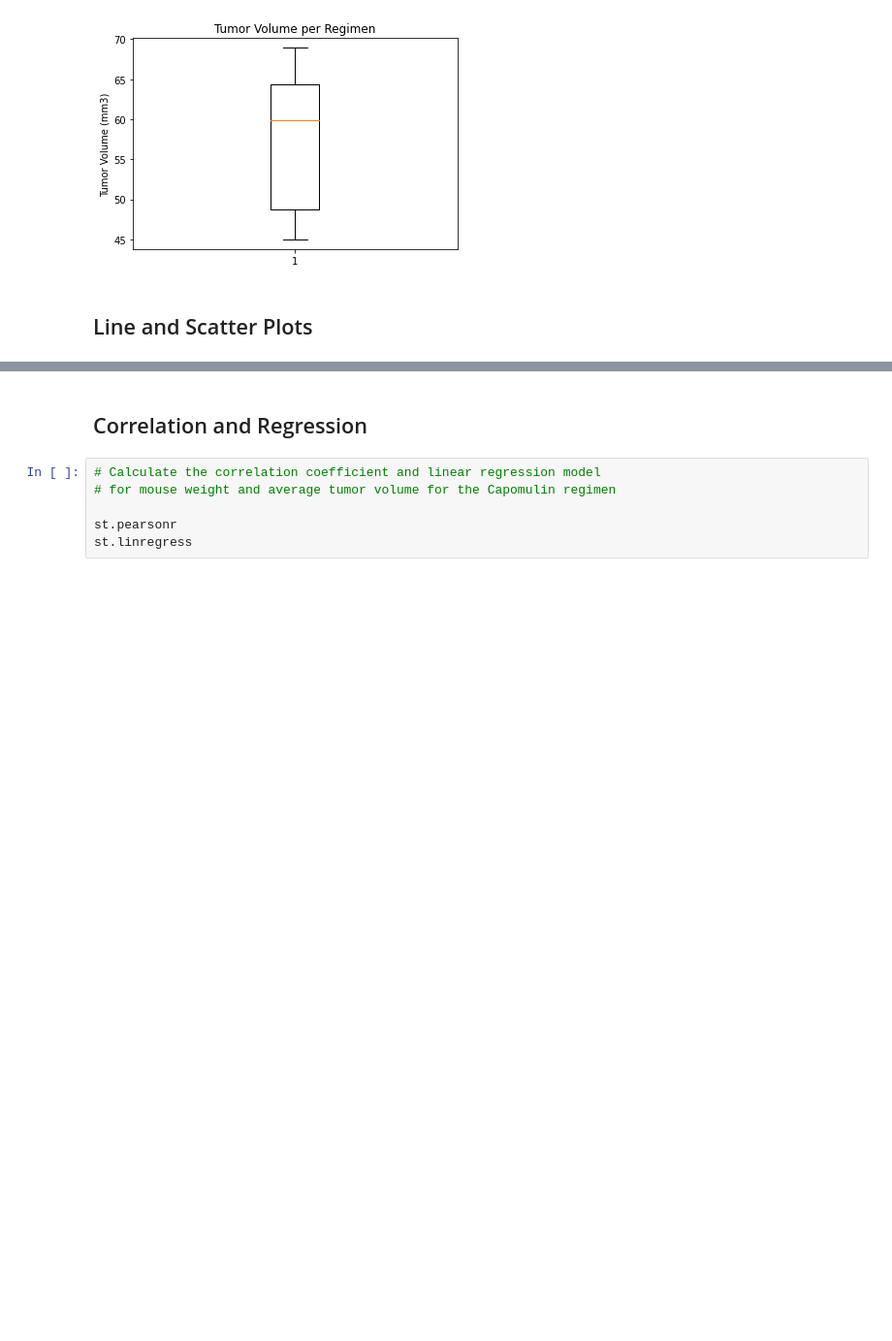
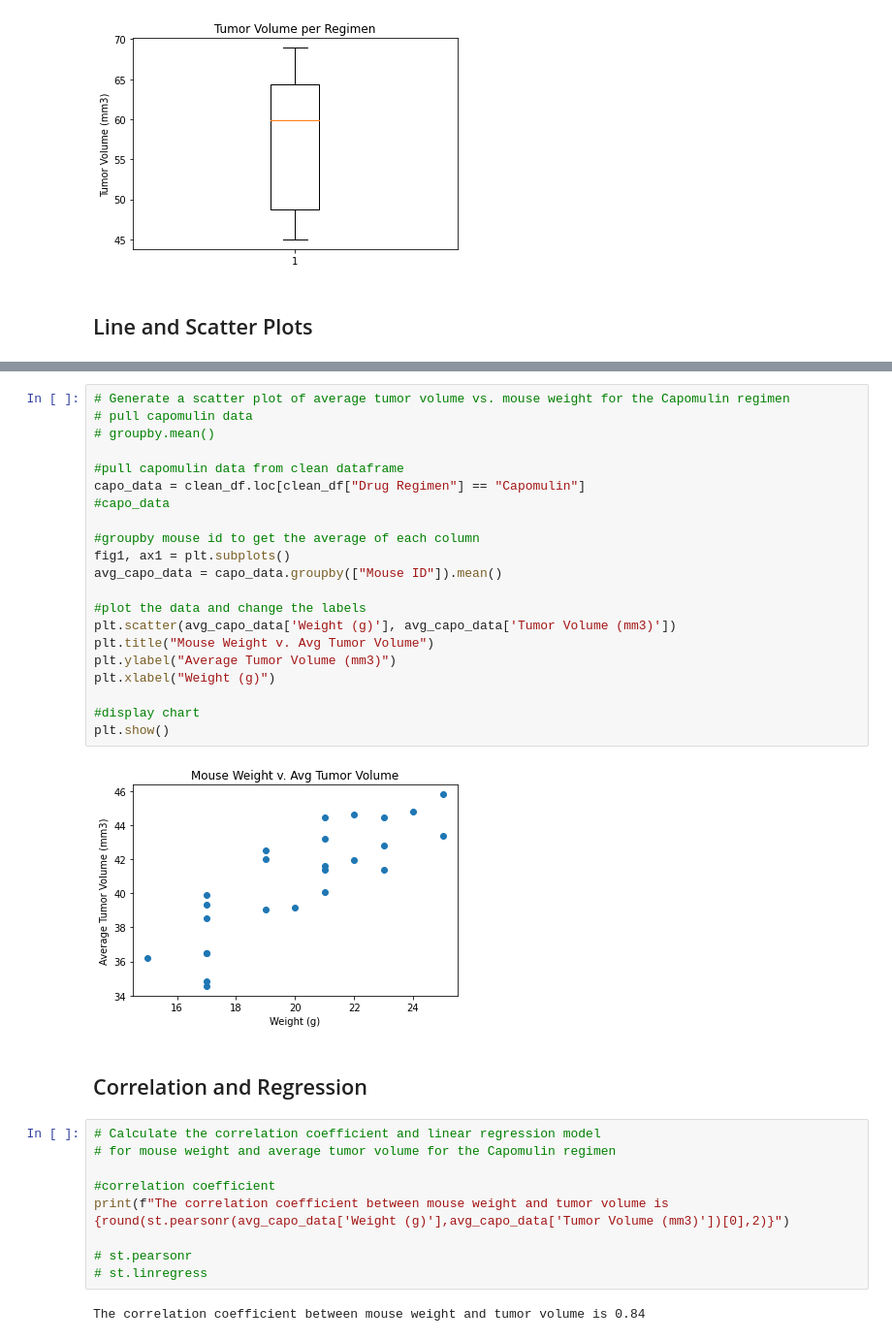
Before and after one commit to teresaflicek/matplotlib-challenge, a Jupyter notebook: Pymaceuticals/pymaceuticals_starter.ipynb, the cells around one changed output, grey strips where cells are left out. Shown: that part at 97% size. Saved outputs shown, nothing was run; the diff lists cells and outputs as text; blank space fills up the shorter version.

```diff
--- a/Pymaceuticals/pymaceuticals_starter.ipynb
+++ b/Pymaceuticals/pymaceuticals_starter.ipynb
@@ -345,8 +355,36 @@ groupby.mean()
+# %%
+# Generate a scatter plot of average tumor volume vs. mouse weight for the Capomulin regimen
+# pull capomulin data
+# groupby.mean()
+
+#pull capomulin data from clean dataframe
+capo_data = clean_df.loc[clean_df["Drug Regimen"] == "Capomulin"]
+#capo_data
+
+#groupby mouse id to get the average of each column
+fig1, ax1 = plt.subplots()
+avg_capo_data = capo_data.groupby(["Mouse ID"]).mean()
+
+#plot the data and change the labels
+plt.scatter(avg_capo_data['Weight (g)'], avg_capo_data['Tumor Volume (mm3)'])
+plt.title("Mouse Weight v. Avg Tumor Volume")
+plt.ylabel("Average Tumor Volume (mm3)")
+plt.xlabel("Weight (g)")
+
+#display chart
+plt.show()
+# %% [output]
+[figure, added]
 # %% [markdown]
 ## Correlation and Regression
 # %%
 # Calculate the correlation coefficient and linear regression model
 # for mouse weight and average tumor volume for the Capomulin regimen
 
-st.pearsonr
-st.linregress
+#correlation coefficient
+print(f"The correlation coefficient between mouse weight and tumor volume is {round(st.pearsonr(avg_capo_data['Weight (g)'],avg_capo_data['Tumor Volume (mm3)'])[0],2)}")
+
+# st.pearsonr
+# st.linregress
+# %% [output]
+The correlation coefficient between mouse weight and tumor volume is 0.84
```
Also changed, not shown: parts of 4 cells of this notebook.
